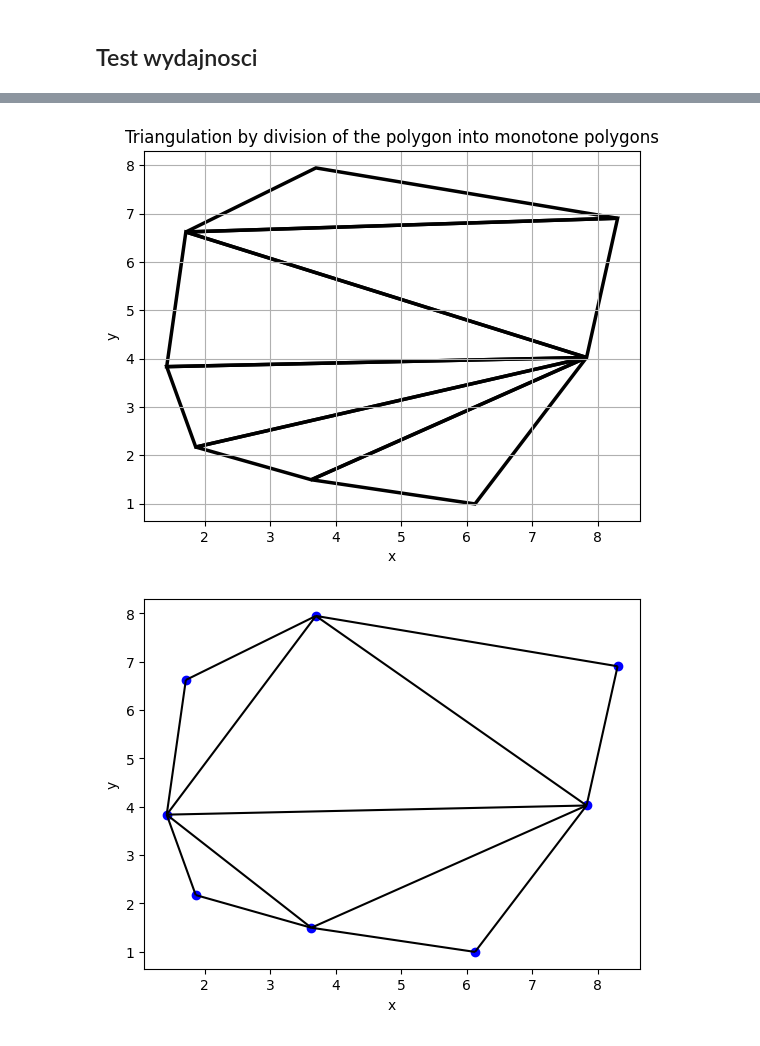
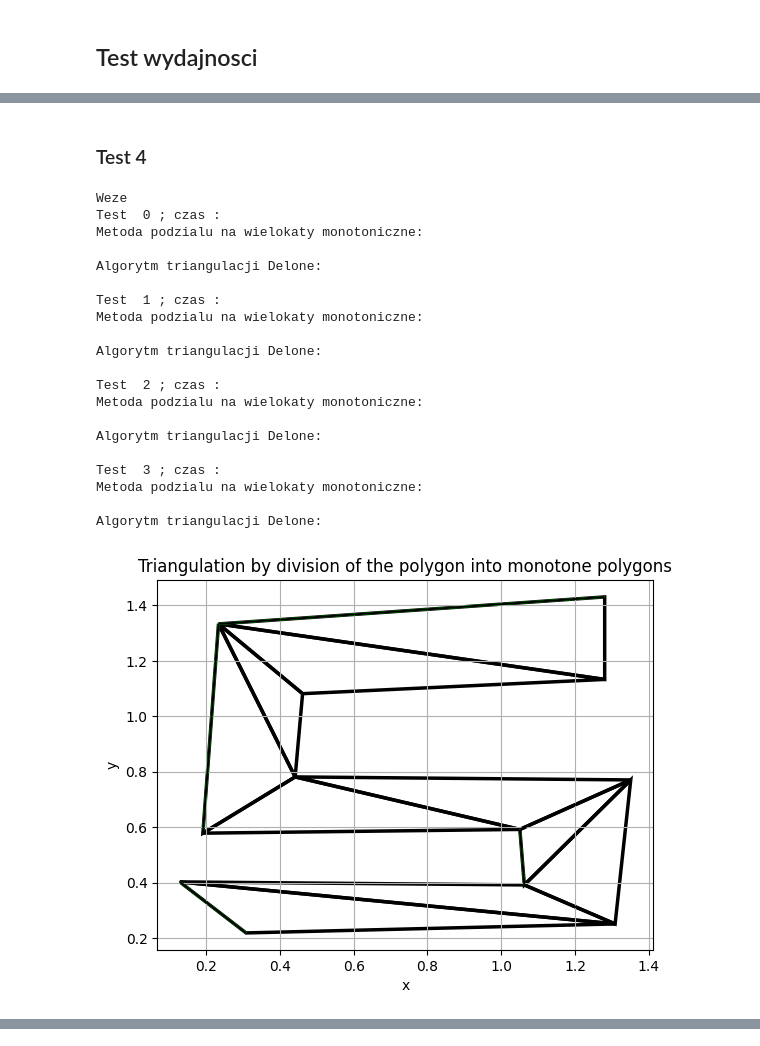
Before and after one commit to arturgesiarz/TriangulationProject, a Jupyter notebook: TriangulationAlgorithms.ipynb, the cells around one changed output, grey strips where cells are left out. Cells and saved outputs as stored; diff of their text form; code cells hidden in the pictures.

```diff
--- a/TriangulationAlgorithms.ipynb
+++ b/TriangulationAlgorithms.ipynb
@@ -2639,0 +3061,2 @@ Algorytm triangulacji Delone:
+# %% [markdown]
+### Test 4
@@ -2639,0 +3110,32 @@ Algorytm triangulacji Delone:
+# %%
+print("Weze")
+for i in range(len(t4)):
+    print("Test ",i,"; czas :")
+    print("Metoda podzialu na wielokaty monotoniczne:\n")
+    visFirst = triang_polygon_vis(t4[i])
+    visFirst.show()
+    print("Algorytm triangulacji Delone:\n")
+    visDelone = delunay(t4[i])
+    printSolution(visDelone, t4[i])
+# %% [output]
+Weze
+Test  0 ; czas :
+Metoda podzialu na wielokaty monotoniczne:
+
+Algorytm triangulacji Delone:
+
+Test  1 ; czas :
+Metoda podzialu na wielokaty monotoniczne:
+
+Algorytm triangulacji Delone:
+
+Test  2 ; czas :
+Metoda podzialu na wielokaty monotoniczne:
+
+Algorytm triangulacji Delone:
+
+Test  3 ; czas :
+Metoda podzialu na wielokaty monotoniczne:
+
+Algorytm triangulacji Delone:
+[figure, added]
@@ -2644,11 +3153,5 @@ test = [(3.6290322580645165, 1.4935064935064934), (6.129032258064516, 0.99296536
 visFirst = triang_polygon_vis(test) # podzial na monotoniczne trojkaty
 listEdges, visDelonay = delunayDraw(test) # delone
 
-visFirst.show() # wizualizacja podzialu na monotonczien trojkaty
-printSolution(listEdges, test)
-
-#visDelonay.save_gif("/Users/arturgesiarz/Desktop/Algorytmy Geometryczne/projekt/gifs/newTestD",interval = 350)
-#visFirst.save_gif("/Users/arturgesiarz/Desktop/Algorytmy Geometryczne/projekt/gifs/newTestF",interval = 350)
+visDelonay.save_gif("/Users/arturgesiarz/Desktop/Algorytmy Geometryczne/projekt/gifsPresentation/delone",interval = 350)
+visFirst.save_gif("/Users/arturgesiarz/Desktop/Algorytmy Geometryczne/projekt/gifsPresentation/monotical_fragments",interval = 350)
-# %% [output]
-[figure, removed]
-[figure, removed]
```
Also changed, not shown: parts of 16 cells of this notebook, 2 other files.
